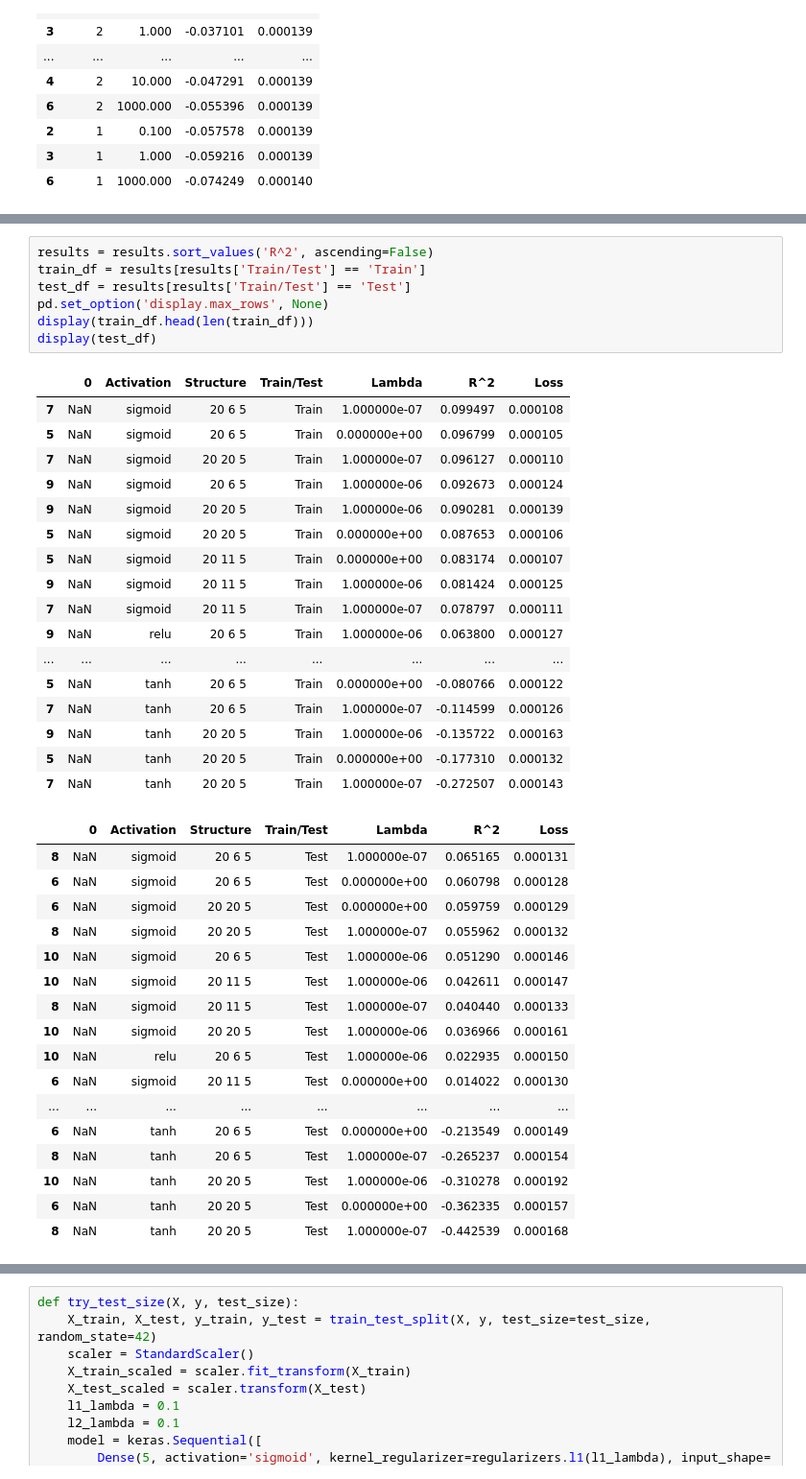
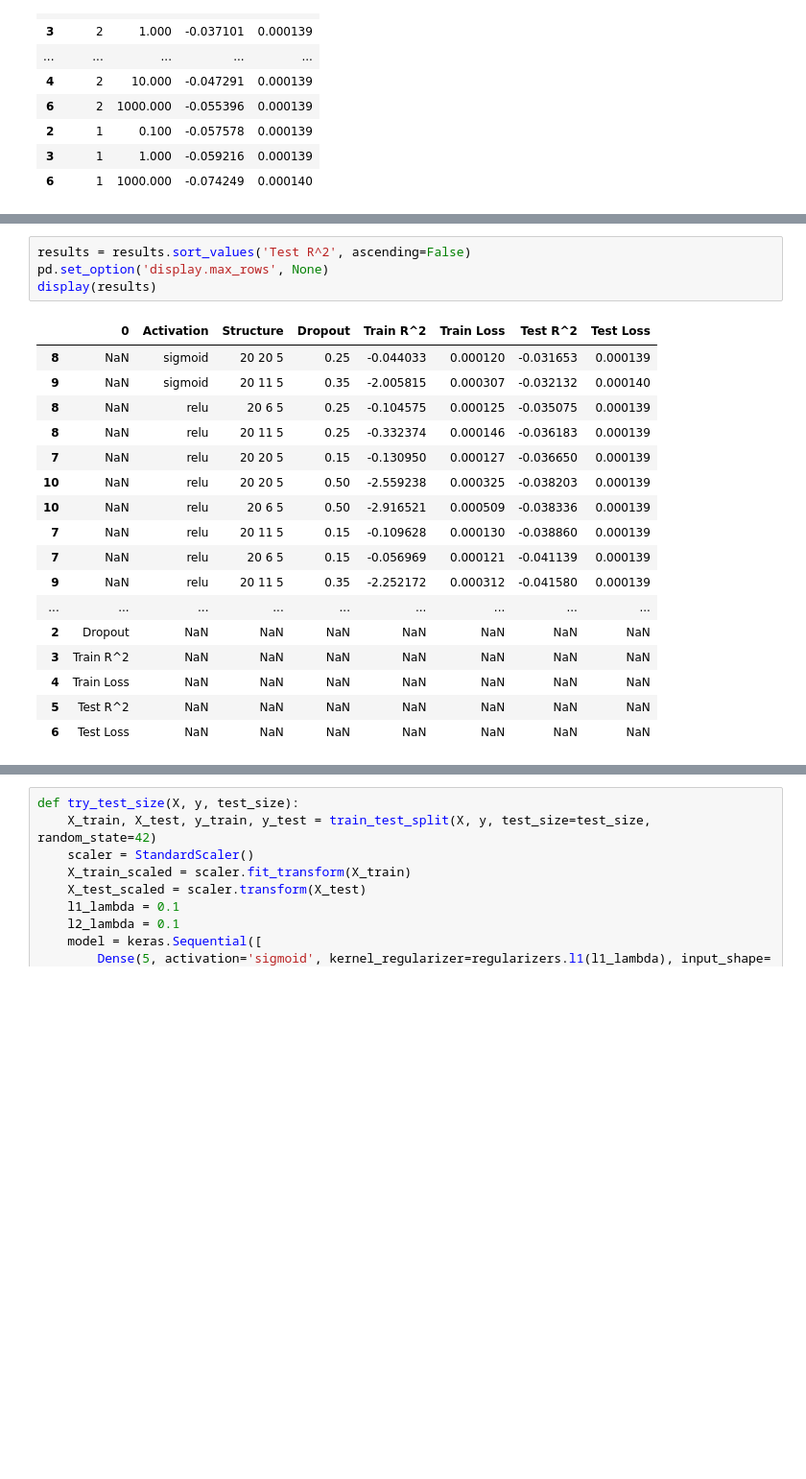
Before and after one commit to NickyDCFP/Machine-Learning-4563-Final-Project, a Jupyter notebook: keras.ipynb, the cells around one changed output, grey strips where cells are left out. Shown at 96% size. Cells and saved outputs as stored; diff of their text form; blank space fills up the shorter version.

```diff
--- a/keras.ipynb
+++ b/keras.ipynb
@@ -507,42 +469,22 @@ results = test_models()
 # %%
-results = results.sort_values('R^2', ascending=False)
-train_df = results[results['Train/Test'] == 'Train']
-test_df = results[results['Train/Test'] == 'Test']
+results = results.sort_values('Test R^2', ascending=False)
 pd.set_option('display.max_rows', None)
-display(train_df.head(len(train_df)))
-display(test_df)
+display(results)
 # %% [output]
-|  | 0 | Activation | Structure | Train/Test | Lambda | R^2 | Loss |
-| 7 | NaN | sigmoid | 20 6 5 | Train | 1.000000e-07 | 0.099497 | 0.000108 |
-| 5 | NaN | sigmoid | 20 6 5 | Train | 0.000000e+00 | 0.096799 | 0.000105 |
-| 7 | NaN | sigmoid | 20 20 5 | Train | 1.000000e-07 | 0.096127 | 0.000110 |
-| 9 | NaN | sigmoid | 20 6 5 | Train | 1.000000e-06 | 0.092673 | 0.000124 |
-| 9 | NaN | sigmoid | 20 20 5 | Train | 1.000000e-06 | 0.090281 | 0.000139 |
-| 5 | NaN | sigmoid | 20 20 5 | Train | 0.000000e+00 | 0.087653 | 0.000106 |
-| 5 | NaN | sigmoid | 20 11 5 | Train | 0.000000e+00 | 0.083174 | 0.000107 |
-| 9 | NaN | sigmoid | 20 11 5 | Train | 1.000000e-06 | 0.081424 | 0.000125 |
-| 7 | NaN | sigmoid | 20 11 5 | Train | 1.000000e-07 | 0.078797 | 0.000111 |
-| 9 | NaN | relu | 20 6 5 | Train | 1.000000e-06 | 0.063800 | 0.000127 |
-| ... | ... | ... | ... | ... | ... | ... | ... |
-| 5 | NaN | tanh | 20 6 5 | Train | 0.000000e+00 | -0.080766 | 0.000122 |
-| 7 | NaN | tanh | 20 6 5 | Train | 1.000000e-07 | -0.114599 | 0.000126 |
-| 9 | NaN | tanh | 20 20 5 | Train | 1.000000e-06 | -0.135722 | 0.000163 |
-| 5 | NaN | tanh | 20 20 5 | Train | 0.000000e+00 | -0.177310 | 0.000132 |
-| 7 | NaN | tanh | 20 20 5 | Train | 1.000000e-07 | -0.272507 | 0.000143 |
+|  | 0 | Activation | Structure | Dropout | Train R^2 | Train Loss | Test R^2 | Test Loss |
+| 8 | NaN | sigmoid | 20 20 5 | 0.25 | -0.044033 | 0.000120 | -0.031653 | 0.000139 |
+| 9 | NaN | sigmoid | 20 11 5 | 0.35 | -2.005815 | 0.000307 | -0.032132 | 0.000140 |
+| 8 | NaN | relu | 20 6 5 | 0.25 | -0.104575 | 0.000125 | -0.035075 | 0.000139 |
+| 8 | NaN | relu | 20 11 5 | 0.25 | -0.332374 | 0.000146 | -0.036183 | 0.000139 |
+| 7 | NaN | relu | 20 20 5 | 0.15 | -0.130950 | 0.000127 | -0.036650 | 0.000139 |
+| 10 | NaN | relu | 20 20 5 | 0.50 | -2.559238 | 0.000325 | -0.038203 | 0.000139 |
+| 10 | NaN | relu | 20 6 5 | 0.50 | -2.916521 | 0.000509 | -0.038336 | 0.000139 |
+| 7 | NaN | relu | 20 11 5 | 0.15 | -0.109628 | 0.000130 | -0.038860 | 0.000139 |
+| 7 | NaN | relu | 20 6 5 | 0.15 | -0.056969 | 0.000121 | -0.041139 | 0.000139 |
+| 9 | NaN | relu | 20 11 5 | 0.35 | -2.252172 | 0.000312 | -0.041580 | 0.000139 |
+| ... | ... | ... | ... | ... | ... | ... | ... | ... |
+| 2 | Dropout | NaN | NaN | NaN | NaN | NaN | NaN | NaN |
+| 3 | Train R^2 | NaN | NaN | NaN | NaN | NaN | NaN | NaN |
+| 4 | Train Loss | NaN | NaN | NaN | NaN | NaN | NaN | NaN |
+| 5 | Test R^2 | NaN | NaN | NaN | NaN | NaN | NaN | NaN |
+| 6 | Test Loss | NaN | NaN | NaN | NaN | NaN | NaN | NaN |
-|  | 0 | Activation | Structure | Train/Test | Lambda | R^2 | Loss |
-| 8 | NaN | sigmoid | 20 6 5 | Test | 1.000000e-07 | 0.065165 | 0.000131 |
-| 6 | NaN | sigmoid | 20 6 5 | Test | 0.000000e+00 | 0.060798 | 0.000128 |
-| 6 | NaN | sigmoid | 20 20 5 | Test | 0.000000e+00 | 0.059759 | 0.000129 |
-| 8 | NaN | sigmoid | 20 20 5 | Test | 1.000000e-07 | 0.055962 | 0.000132 |
-| 10 | NaN | sigmoid | 20 6 5 | Test | 1.000000e-06 | 0.051290 | 0.000146 |
-| 10 | NaN | sigmoid | 20 11 5 | Test | 1.000000e-06 | 0.042611 | 0.000147 |
-| 8 | NaN | sigmoid | 20 11 5 | Test | 1.000000e-07 | 0.040440 | 0.000133 |
-| 10 | NaN | sigmoid | 20 20 5 | Test | 1.000000e-06 | 0.036966 | 0.000161 |
-| 10 | NaN | relu | 20 6 5 | Test | 1.000000e-06 | 0.022935 | 0.000150 |
-| 6 | NaN | sigmoid | 20 11 5 | Test | 0.000000e+00 | 0.014022 | 0.000130 |
-| ... | ... | ... | ... | ... | ... | ... | ... |
-| 6 | NaN | tanh | 20 6 5 | Test | 0.000000e+00 | -0.213549 | 0.000149 |
-| 8 | NaN | tanh | 20 6 5 | Test | 1.000000e-07 | -0.265237 | 0.000154 |
-| 10 | NaN | tanh | 20 20 5 | Test | 1.000000e-06 | -0.310278 | 0.000192 |
-| 6 | NaN | tanh | 20 20 5 | Test | 0.000000e+00 | -0.362335 | 0.000157 |
-| 8 | NaN | tanh | 20 20 5 | Test | 1.000000e-07 | -0.442539 | 0.000168 |
```
Also changed, not shown: parts of 6 cells of this notebook, 1 other file.
